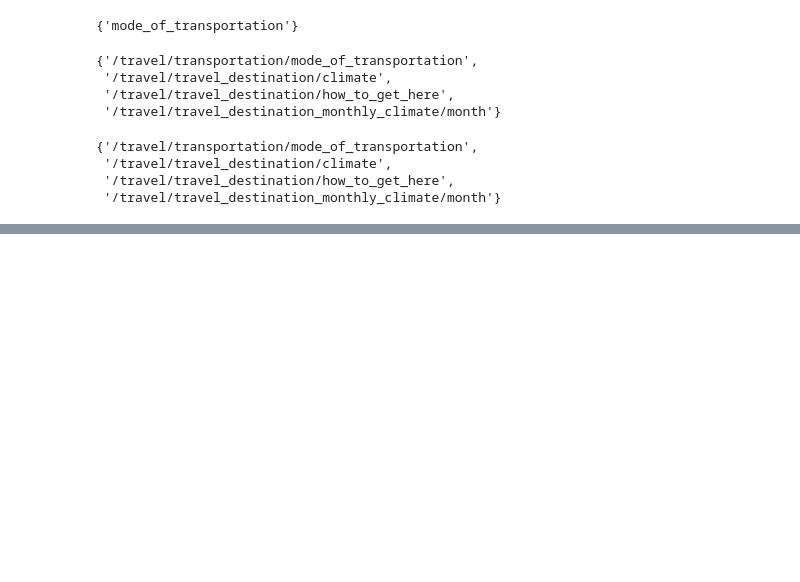
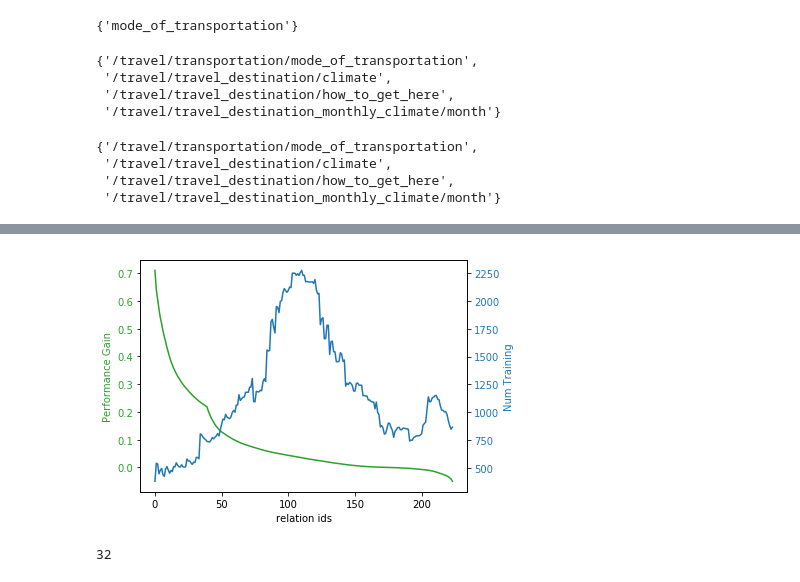
Before and after one commit to otiliastr/coper, a Jupyter notebook: src/qa_cpg/temp/relation_metric_exploration.ipynb, the cells around one changed output, grey strips where cells are left out. Saved outputs shown, nothing was run; the diff lists cells and outputs as text; code cells hidden in the pictures; blank space fills up the shorter version.

```diff
--- a/src/qa_cpg/temp/relation_metric_exploration.ipynb
+++ b/src/qa_cpg/temp/relation_metric_exploration.ipynb
@@ -5,7 +5,7 @@ from collections import defaultdict
 import copy
 # %%
 dataset_name = 'FB15k-237'
-data_dirs = ['cpg_minerva', 'plain_minerva', 'cpg_conve', 'plain_conve']
+data_dirs = ['cpg_minerva', 'plain_minerva']
 metrics = ['hits_at_1', 'hits_at_3', 'hits_at_5', 'hits_at_10', 'mrr']
 # %%
 # generate the daset paths
@@ -595,7 +617,7 @@ def get_similarity_paths(base_path, level_data, paths_set):
     else:
         # level is dict
         for key, values in level_data.items():
-#             base_path += '/{}'.format(key)
+
             get_similarity_paths(base_path + '/{}'.format(key), values, paths_set)
 
     return paths_set
@@ -620,8 +642,6 @@ def combine_valid_relation_parts(relation_set, source_parts, target_parts):
     for target_part in target_parts:
         for source_part in source_parts:
             potential_relation = source_part + '.' + target_part
-#             print(potential_relation)
-#             print(potential_relation in relation_set)
             if potential_relation in relation_set:
                 valid_relations.add(potential_relation)
         if len(source_parts) == 0 and target_part in relation_set:
@@ -629,7 +649,7 @@ def combine_valid_relation_parts(relation_set, source_parts, target_parts):
     return valid_relations
 
 
-def extract_similar_relations(relation_info, query_relation, source_degree=1, target_degree=1):
+def extract_similar_relations(relation_info, query_relation, source_degree=1, target_degree=1, remove_query_rel=False):
     relation_hierarchy = relation_info['hierarchy']
     relation_data = relation_info['data']
 
@@ -641,16 +661,22 @@ def extract_similar_relations(relation_info, query_relation, source_degree=1, ta
 
     all_source_parts = find_similar_relation_parts(relation_hierarchy, source_part)
     all_target_parts = find_similar_relation_parts(relation_hierarchy, target_part)
-#     print('Source Parts: {} | Target Parts: {}'.format(all_source_parts, all_target_parts))
     similar_relations = combine_valid_relation_parts(set(list(relation_data.keys())),
                                                      all_source_parts,
                                                      all_target_parts)
-    similar_relations.remove(query_relation)
+    if remove_query_rel:
+        similar_relations.remove(query_relation)
     return similar_relations
 
 
-def aggregate_group_data(relation_data, group, metric='mean', keep_group_len=False):
+def aggregate_group_data(relation_data, group, metric='mean'):
     data = []
+    if isinstance(group, tuple):
+        query_relation, group = group
+        query_value = relation_data[query_relation]
+    else:
+        query_relation= None
+
     for relation in group:
         value = relation_data[relation]
         data.append(value)
@@ -658,13 +684,11 @@ def aggregate_group_data(relation_data, group, metric='mean', keep_group_len=Fal
         metric_value = np.mean(data) if len(data) > 0 else 0.0
     elif metric =='sum':
         metric_value = np.sum(data)
+    elif metric == 'prop':
+        metric_value =  query_value / max(np.sum(data), 1.)
     else:
         raise("Metric not found. Please specify 'mean' or 'sum'.")
 
-#     if keep_group_len:
-#         return [ metric_value, len(data)]
-#     else:
-#         return [metric_value]
     return metric_value
 
 def sanity_check_relations(degree_path, relations):
@@ -681,7 +705,8 @@ def sanity_check_relations(degree_path, relations):
     return relation
 
 
-def find_relations_similarity_metrics(relations, relation_info, source_degree=1, target_degree=1, metric='mean'):
+def find_relations_similarity_metrics(relations, relation_info, source_degree=1,target_degree=1,
+                                      metric='mean', remove_query_rel=False, do_prop=True):
     metric_dict = {}
     relation_data = relation_info['data']
     for relation in relations:
@@ -689,7 +714,10 @@ def find_relations_similarity_metrics(relations, relation_info, source_degree=1,
         similar_relations = extract_similar_relations(relation_info=relation_info,
                                                       query_relation=relation,
                                                       source_degree=source_degree,
-                                                      target_degree=target_degree)
+                                                      target_degree=target_degree,
+                                                      remove_query_rel=remove_query_rel)
+        if do_prop:
+            similar_relations = (relation, similar_relations)
         metric_value = aggregate_group_data(relation_data, similar_relations, metric=metric)
         metric_dict[relation] = metric_value
     return metric_dict
@@ -754,7 +817,9 @@ relation_metrics = find_relations_similarity_metrics(relation_info=relation_info
                                                      relations=set(list(rel_props_in_data.keys())),
                                                      source_degree=source_degree,
                                                      target_degree=target_degree,
-                                                     metric='mean')
+                                                     metric='mean',
+                                                     do_prop=True,
+                                                     remove_query_rel=False)
 # %%
 cleanly_print_dict(relation_metrics)
 # %% [output]
@@ -807,0 +969,9 @@ sort_dict_by_value(conve_metrics_all['hits_at_1'])
+# %%
+%matplotlib inline
+relations_ordered = plot_relation_metrics(conve_metrics_all['mrr'])
+# %% [output]
+[figure, added]
+# %%
+len(relation_hierarchy[''].keys())
+# %% [output]
+32
```
Also changed, not shown: parts of 59 cells of this notebook, 1 other file.
